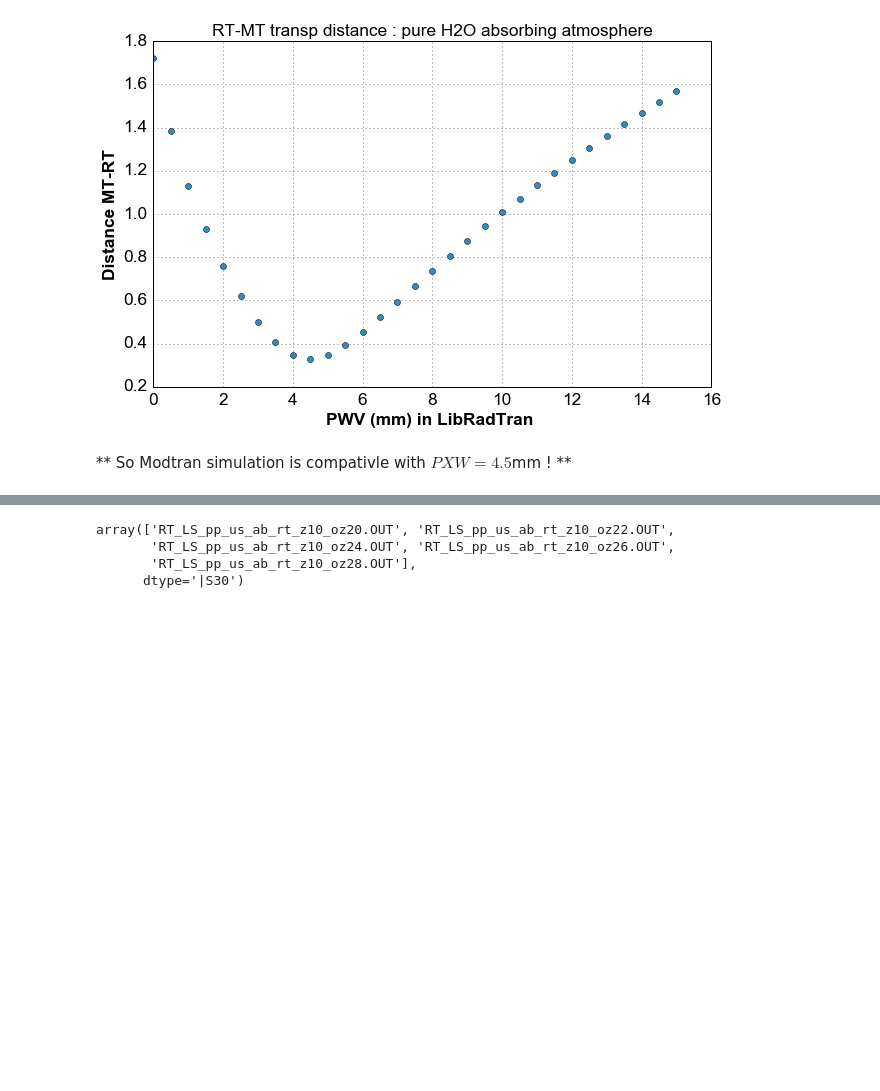
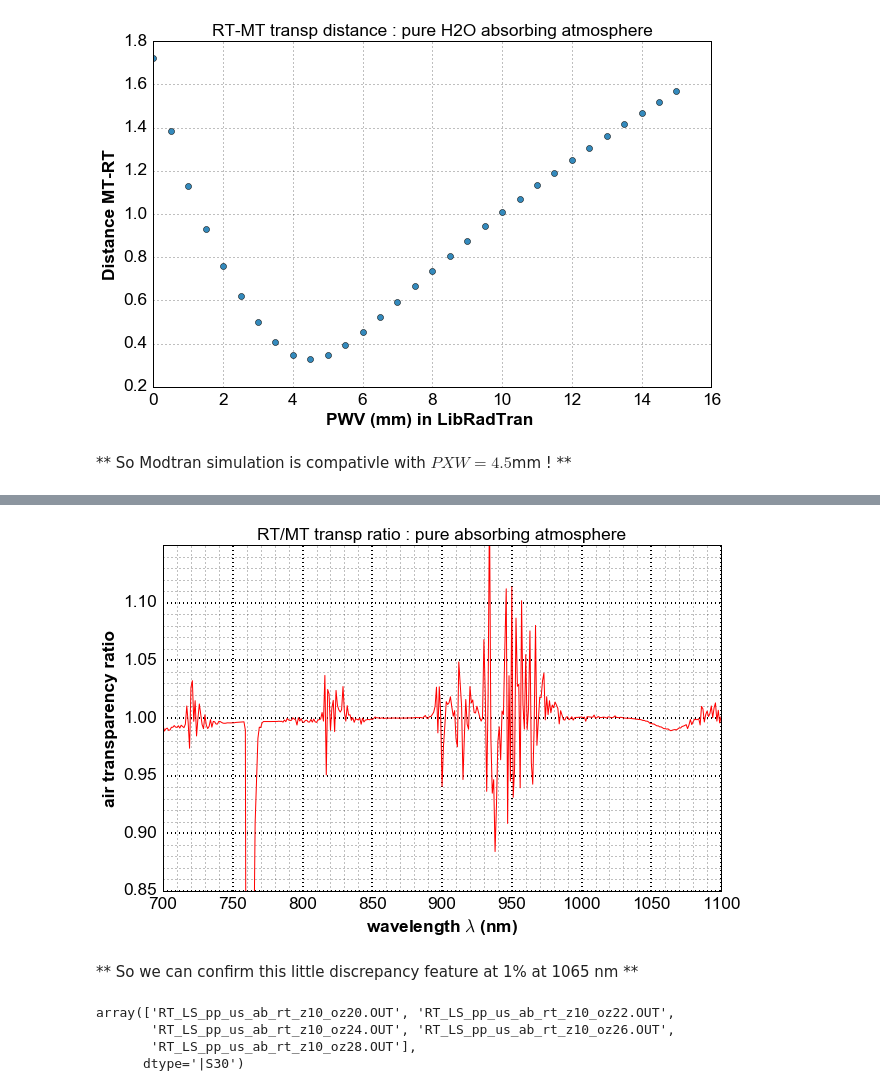
Before and after one commit to sylvielsstfr/PC5AtmStudies, a Jupyter notebook: MTRTFirstComp/FirstMTRTComparison.ipynb, the cells around one changed output, grey strips where cells are left out. Drawn from its saved outputs; the diff is of its cells as text; code cells hidden in the pictures; blank space fills up the shorter version.

```diff
--- a/MTRTFirstComp/FirstMTRTComparison.ipynb
+++ b/MTRTFirstComp/FirstMTRTComparison.ipynb
@@ -368,3 +389,27 @@ plt.ylabel("Distance MT-RT")
+# %%
+fig, ax = plt.subplots(1, 1, figsize=(10,6))
+
+x=rt_wl[:,index_min]
+y=rt_trans[:,index_min]
+indexes=np.where(np.logical_and(x>=WLMIN,x<=WLMAX))
+newx=x[indexes]
+newy=y[indexes]
+newymt=interpol_atm_mt(newx)
+ratio=newy/newymt
+ax.plot(newx,ratio,"r-")
+ax.set_title("RT/MT transp ratio : pure absorbing atmosphere")
+ax.set_xlabel("wavelength $\lambda$ (nm)")
+ax.set_ylabel("air transparency ratio")
+ax.set_ylim(0.85,1.15)
+ax.get_xaxis().set_minor_locator(mpl.ticker.AutoMinorLocator())
+ax.get_yaxis().set_minor_locator(mpl.ticker.AutoMinorLocator())
+ax.grid(b=True, which='major', color='k', linewidth=2.0)
+ax.grid(b=True, which='minor', color='k', linewidth=0.5)
+#plt.legend(loc=1)
+# %% [output]
+[figure, added]
+# %% [markdown]
+** So we can confirm this little discrepancy feature at 1% at 1065  nm **
 # %%
 # get the list of files
 input_filelist=os.listdir(path_atm_rt_us_ab_rt_oz)
```
Also changed, not shown: parts of 14 cells of this notebook.
